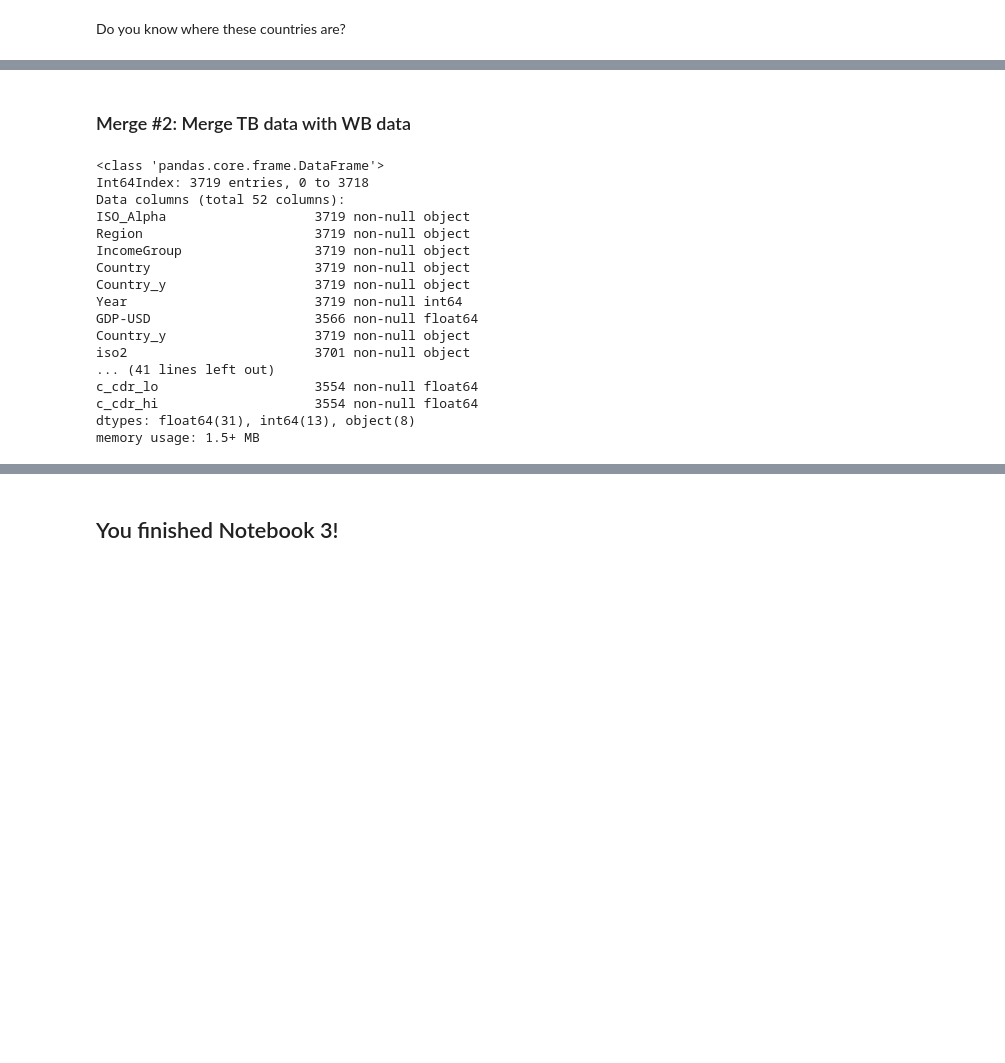
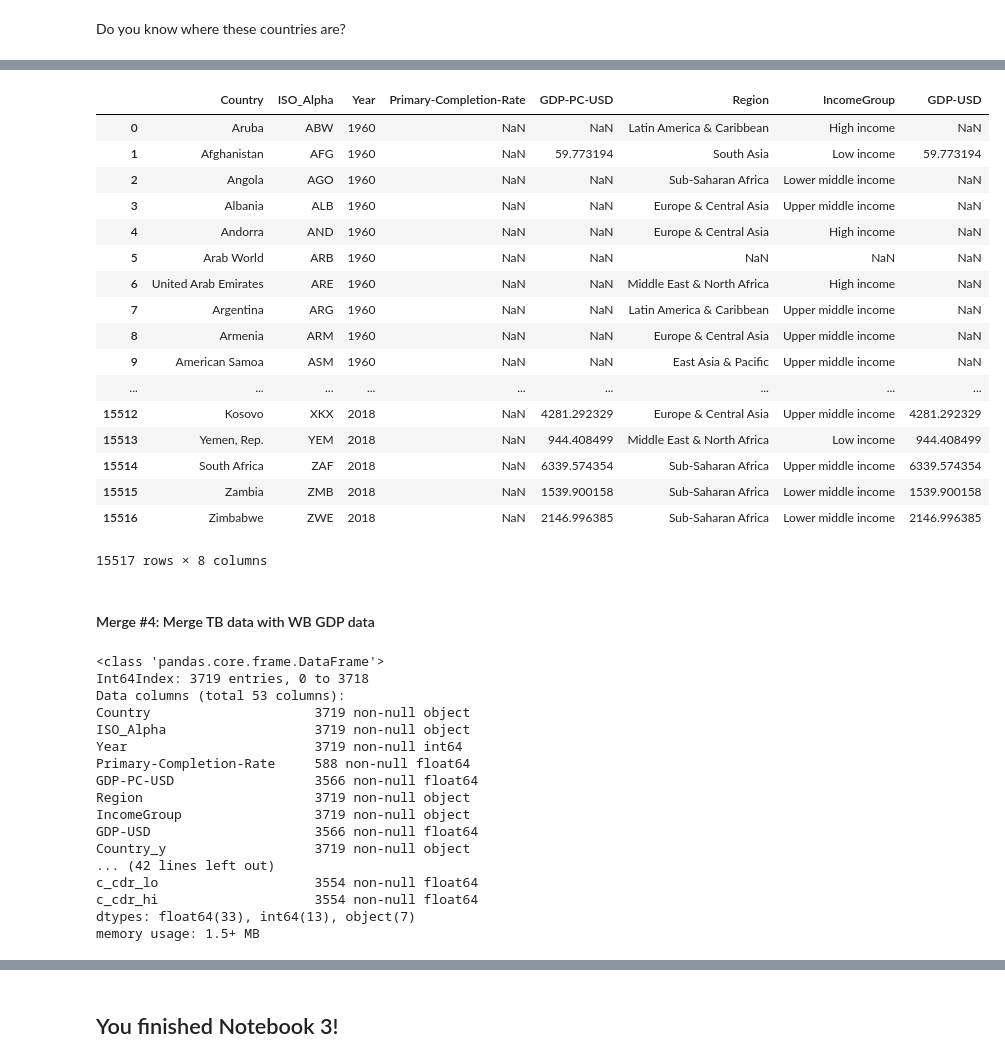
Before and after one commit to PHI-Case-Studies/2005-MDR-TB-Outbreak-Thailand, a Jupyter notebook: NB03-World-TB-Notebook-Part-2.ipynb, the cells around one changed output, grey strips where cells are left out. Saved outputs shown, nothing was run; the diff lists cells and outputs as text; code cells hidden in the pictures; blank space fills up the shorter version.

```diff
--- a/NB03-World-TB-Notebook-Part-2.ipynb
+++ b/NB03-World-TB-Notebook-Part-2.ipynb
@@ -121,26 +222,51 @@ Do you know where these countries are?
+# %%
+merged_df6 = \
+    merged_df5.rename(\
+        columns={'Country_x': 'Country','Value':'Primary-Completion-Rate'})
+
+merged_df6
+# %% [output]
+|  | Country | ISO_Alpha | Year | Primary-Completion-Rate | GDP-PC-USD | Region | IncomeGroup | GDP-USD |
+| 0 | Aruba | ABW | 1960 | NaN | NaN | Latin America & Caribbean | High income | NaN |
+| 1 | Afghanistan | AFG | 1960 | NaN | 59.773194 | South Asia | Low income | 59.773194 |
+| 2 | Angola | AGO | 1960 | NaN | NaN | Sub-Saharan Africa | Lower middle income | NaN |
+| 3 | Albania | ALB | 1960 | NaN | NaN | Europe & Central Asia | Upper middle income | NaN |
+| 4 | Andorra | AND | 1960 | NaN | NaN | Europe & Central Asia | High income | NaN |
+| 5 | Arab World | ARB | 1960 | NaN | NaN | NaN | NaN | NaN |
+| 6 | United Arab Emirates | ARE | 1960 | NaN | NaN | Middle East & North Africa | High income | NaN |
+| 7 | Argentina | ARG | 1960 | NaN | NaN | Latin America & Caribbean | Upper middle income | NaN |
+| 8 | Armenia | ARM | 1960 | NaN | NaN | Europe & Central Asia | Upper middle income | NaN |
+| 9 | American Samoa | ASM | 1960 | NaN | NaN | East Asia & Pacific | Upper middle income | NaN |
+| ... | ... | ... | ... | ... | ... | ... | ... | ... |
+| 15512 | Kosovo | XKX | 2018 | NaN | 4281.292329 | Europe & Central Asia | Upper middle income | 4281.292329 |
+| 15513 | Yemen, Rep. | YEM | 2018 | NaN | 944.408499 | Middle East & North Africa | Low income | 944.408499 |
+| 15514 | South Africa | ZAF | 2018 | NaN | 6339.574354 | Sub-Saharan Africa | Upper middle income | 6339.574354 |
+| 15515 | Zambia | ZMB | 2018 | NaN | 1539.900158 | Sub-Saharan Africa | Lower middle income | 1539.900158 |
+| 15516 | Zimbabwe | ZWE | 2018 | NaN | 2146.996385 | Sub-Saharan Africa | Lower middle income | 2146.996385 |
+15517 rows × 8 columns
 # %% [markdown]
-### Merge #2: Merge TB data with WB data
+#### Merge #4: Merge TB data with WB GDP data
 # %%
-merged_df3 = pd.merge(merged_df2, tb_df2, on=['ISO_Alpha', 'Year'], how='inner')
-merged_df4 = merged_df3.rename(columns={'Country_x': 'Country'})
+merged_df7 = pd.merge(merged_df6, tb_df2, on=['ISO_Alpha', 'Year'], how='inner')
+merged_df8 = merged_df7.rename(columns={'Country_x': 'Country'})
 
-merged_df4.info()
+merged_df8.info()
 # %% [output]
 <class 'pandas.core.frame.DataFrame'>
 Int64Index: 3719 entries, 0 to 3718
-Data columns (total 52 columns):
+Data columns (total 53 columns):
+Country                     3719 non-null object
 ISO_Alpha                   3719 non-null object
+Year                        3719 non-null int64
+Primary-Completion-Rate     588 non-null float64
+GDP-PC-USD                  3566 non-null float64
 Region                      3719 non-null object
 IncomeGroup                 3719 non-null object
-Country                     3719 non-null object
-Country_y                   3719 non-null object
-Year                        3719 non-null int64
 GDP-USD                     3566 non-null float64
 Country_y                   3719 non-null object
-iso2                        3701 non-null object
-... (41 lines left out)
+... (42 lines left out)
 c_cdr_lo                    3554 non-null float64
 c_cdr_hi                    3554 non-null float64
-dtypes: float64(31), int64(13), object(8)
+dtypes: float64(33), int64(13), object(7)
 memory usage: 1.5+ MB
 # %%
```
Also changed, not shown: parts of 28 cells of this notebook, 9 other files.
